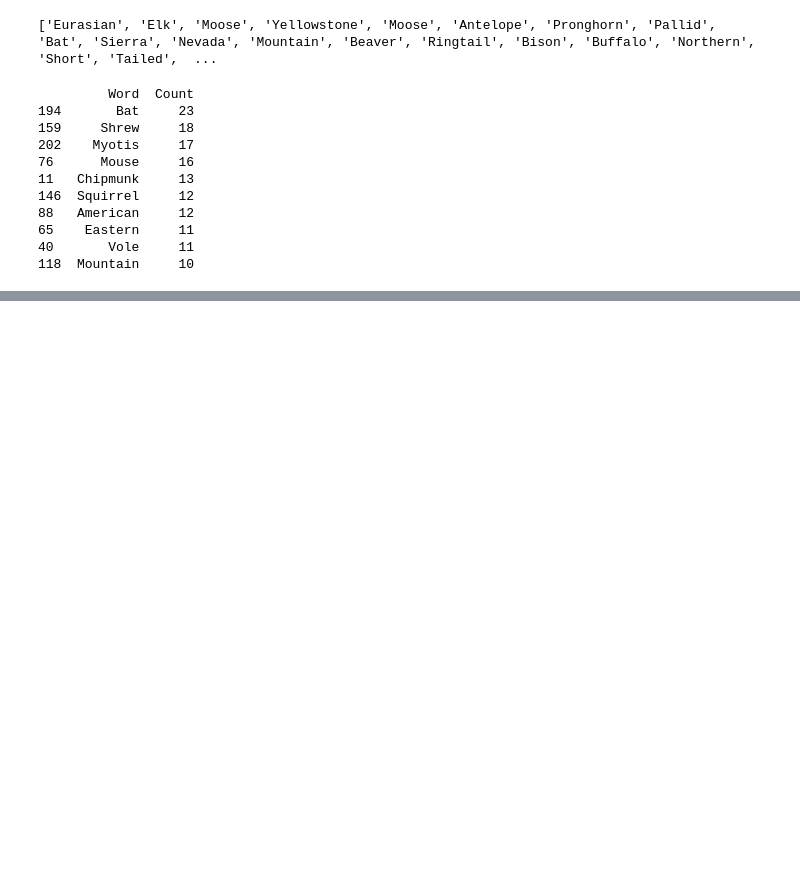
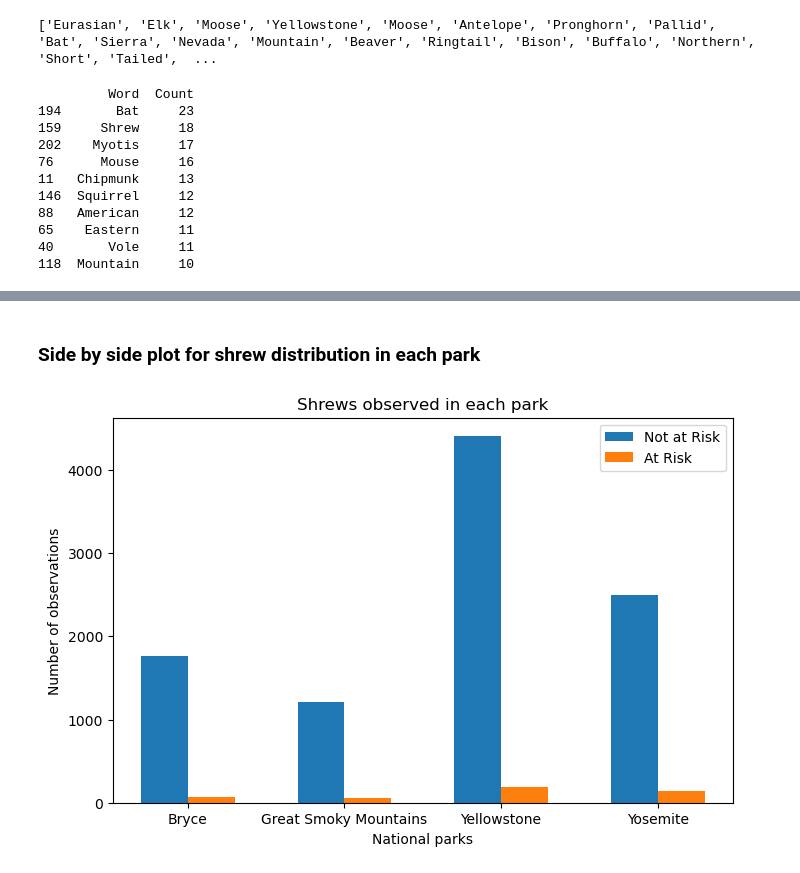
Before and after one commit to El-Mounir/biodiversity_DS, a Jupyter notebook: biodiversity.ipynb, the cells around one changed output, grey strips where cells are left out. Cells and saved outputs as stored; diff of their text form; code cells hidden in the pictures; blank space fills up the shorter version.

```diff
--- a/biodiversity.ipynb
+++ b/biodiversity.ipynb
@@ -381,0 +425,3 @@ park_name category     scientific_name                                       com
+# %%
+shrewDistribution['conservation_status'] = shrewDistribution['conservation_status'].replace(['Species of Concern','Threatened','Endangered'],'Risk');
+print(shrewDistribution.head());
@@ -381,0 +473,18 @@ park_name category     scientific_name                                       com
+# %% [markdown]
+### Side by side plot for shrew distribution in each park
+# %%
+N = 4;
+D = np.arange(N);
+width = 0.3;
+plt.figure(figsize=(8,5))
+
+plt.bar(D, shrewDistribution['No status'] , width, label = 'Not at Risk');
+plt.bar(D + width, shrewDistribution['Risk'], width, label = 'At Risk');
+plt.xticks(D + width / 2, ('Bryce', 'Great Smoky Mountains', 'Yellowstone','Yosemite'));
+plt.xlabel('National parks');
+plt.ylabel('Number of observations');
+plt.title('Shrews observed in each park');
+plt.legend();
+plt.show();
+# %% [output]
+[figure, added]
```
Also changed, not shown: parts of 13 cells of this notebook.
